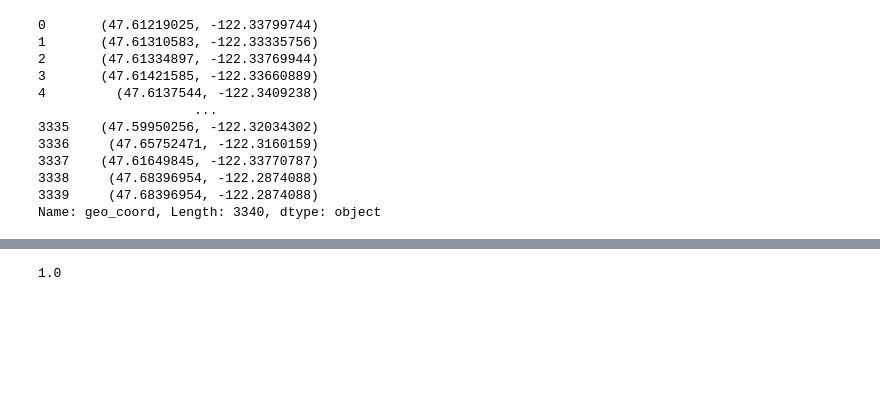
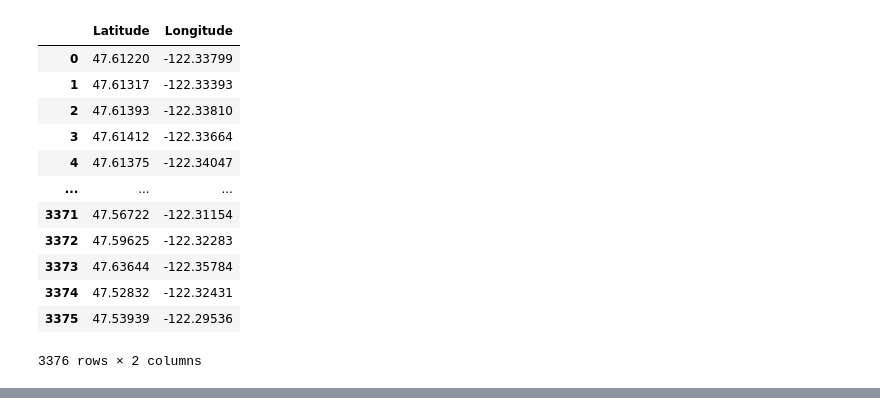
Before and after one commit to tgrandjean/OC-seattle-energy, a Jupyter notebook: notebooks/1.0-tg-initial-data-exploration.ipynb, the cells around one changed output, grey strips where cells are left out. Drawn from its saved outputs; the diff is of its cells as text; code cells hidden in the pictures; blank space fills up the shorter version.

```diff
--- a/notebooks/1.0-tg-initial-data-exploration.ipynb
+++ b/notebooks/1.0-tg-initial-data-exploration.ipynb
@@ -103,22 +93,22 @@ data
-# %%
-data['Location'] = data['Location'].apply(eval)
-# %%
-data['geo_coord'] = data['Location'].apply(lambda x : (float(x['latitude']), float(x['longitude'])))
-# %%
-data['geo_coord']
-# %% [output]
-0       (47.61219025, -122.33799744)
-1       (47.61310583, -122.33335756)
-2       (47.61334897, -122.33769944)
-3       (47.61421585, -122.33660889)
-4         (47.6137544, -122.3409238)
-                    ...
-3335    (47.59950256, -122.32034302)
-3336     (47.65752471, -122.3160159)
-3337    (47.61649845, -122.33770787)
-3338     (47.68396954, -122.2874088)
-3339     (47.68396954, -122.2874088)
-Name: geo_coord, Length: 3340, dtype: object
+# %%
+location = lambda x : x if pd.isna(x) else eval(x)
+data['Location'] = data['Location'].apply(location)
+# %%
+data.loc['2016-building-energy-benchmarking'][['Latitude', 'Longitude']]
+# %% [output]
+|  | Latitude | Longitude |
+| 0 | 47.61220 | -122.33799 |
+| 1 | 47.61317 | -122.33393 |
+| 2 | 47.61393 | -122.33810 |
+| 3 | 47.61412 | -122.33664 |
+| 4 | 47.61375 | -122.34047 |
+| ... | ... | ... |
+| 3371 | 47.56722 | -122.31154 |
+| 3372 | 47.59625 | -122.32283 |
+| 3373 | 47.63644 | -122.35784 |
+| 3374 | 47.52832 | -122.32431 |
+| 3375 | 47.53939 | -122.29536 |
+3376 rows × 2 columns
 # %%
 m = folium.Map(location=(47.6, -122.3),
                tiles='cartodbpositron',
@@ -174,7 +123,3 @@ def kbtu_per_sf_to_kwh_per_sm(value):
-# %%
-kbtu_to_kwh(3.412)
-# %% [output]
-1.0
 # %%
 def convert_data_to_si_unit(data):
     for col in data.columns:
```
Also changed, not shown: parts of 21 cells of this notebook, 3 other files.
